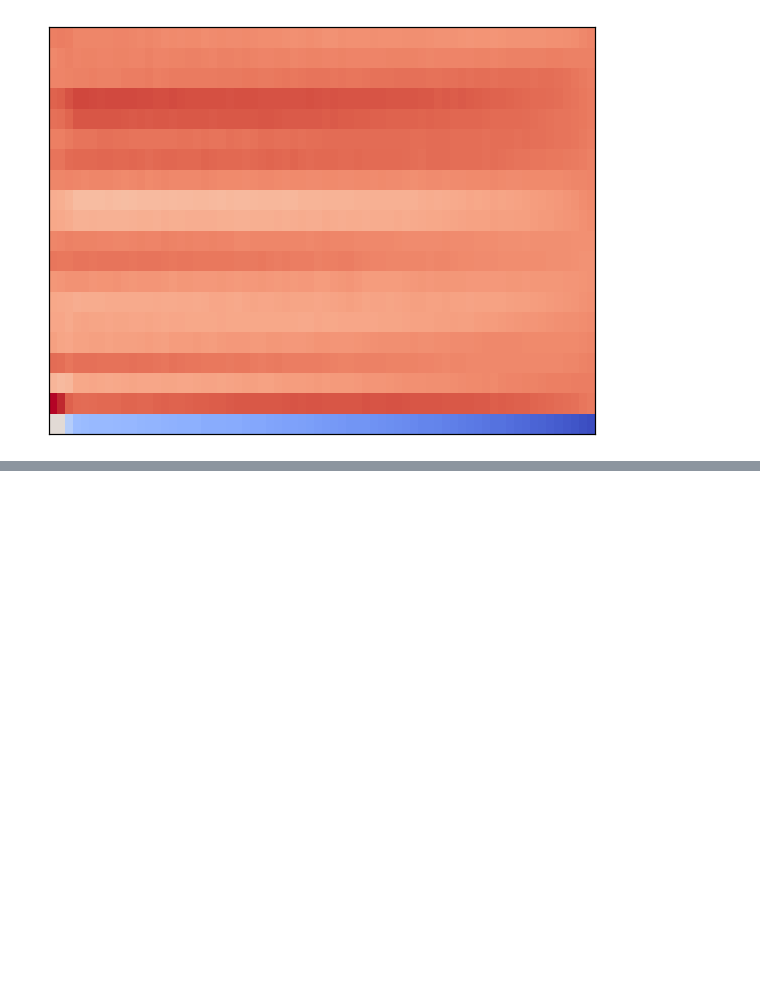
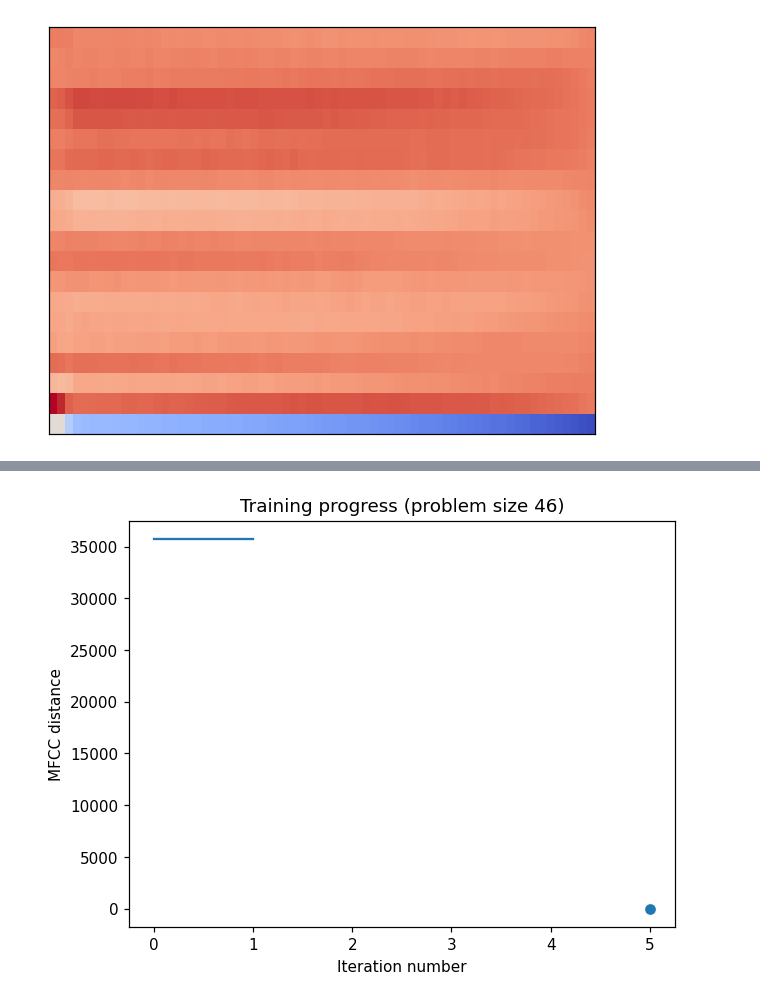
Before and after one commit to Wint3rmute/luthier, a Jupyter notebook: prototyping.ipynb, the cells around one changed output, grey strips where cells are left out. Saved outputs shown, nothing was run; the diff lists cells and outputs as text; code cells hidden in the pictures; blank space fills up the shorter version.

```diff
--- a/prototyping.ipynb
+++ b/prototyping.ipynb
@@ -370,8 +349,8 @@ distances = []
 # %%
 # target_audio = fm_sample
 #one_operator_fm
-MAX_ITERATIONS = 30
-POPULATION_SIZE = 40
+MAX_ITERATIONS = 5
+POPULATION_SIZE = 100
 
 def optimise_freq_and_mod(x):
     graph = complex_fm()
@@ -391,36 +370,38 @@ def callback(x, convergence):
     clear_output()
     target_fun = optimise_freq_and_mod(x)
     target_fun_values.append(target_fun)
-    os.system(f"echo '{target_fun}' | tnb")
-    os.system(f"echo '{str(x)}' | tnb")
+    # os.system(f"echo '{target_fun}' | tnb")
+    # os.system(f"echo '{str(x)}' | tnb")
     plt.plot(target_fun_values)
     plt.scatter(MAX_ITERATIONS, 0)
     plt.title(f"Training progress (problem size {len(x)})")
     plt.xlabel("Iteration number")
     plt.ylabel("MFCC distance")
     plt.show()
 
 num_params = complex_fm().num_params()
 solution = differential_evolution(optimise_freq_and_mod, [ (-1, 1) for i in range(num_params) ], workers=8, maxiter=MAX_ITERATIONS, popsize=POPULATION_SIZE, polish=False, callback=callback)
 solution
 
 # Show the result
 
 graph = complex_fm()
 graph.assign_params(solution.x)
 
 generated_audio = graph.play(num_samples = SAMPLE_RATE * 1)
 fig, ((ax1, ax2), (ax3, ax4), (ax5, ax6)) = plt.subplots(3, 2, sharex=False, sharey=False)
 
 generated_audio.plot_spectrogram(ax1, "Trained spectrogram")
 generated_audio.plot_waveform(ax5, title="Trained waveform")
 generated_audio.plot_mfcc(ax3, title="Trained MFCC")
 
 fm_sample.plot_spectrogram(ax2, title="Target spectrogram")
 fm_sample.plot_waveform(ax6, title="Target waveform")
 fm_sample.plot_mfcc(ax4, title="Target MFCC")
 
 fig.tight_layout()
+# %% [output]
+[figure, added]
 # %%
 evolved_graph = deepcopy(best_graph)
 evolved_graph.assign_params(result.x)
```
Also changed, not shown: parts of 9 cells of this notebook, 3 other files.
